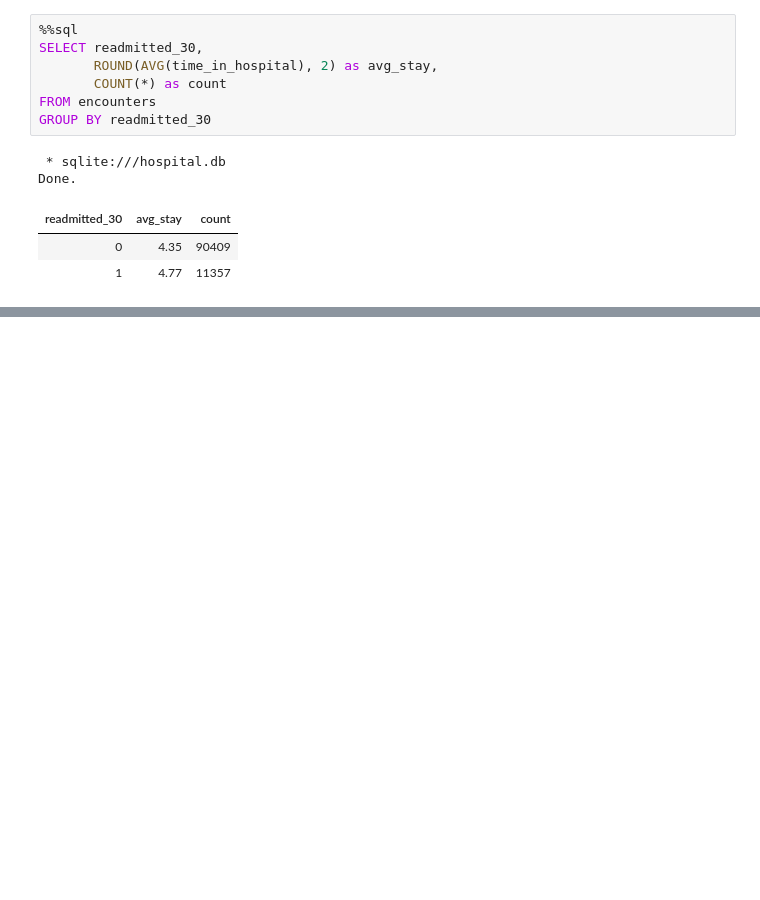
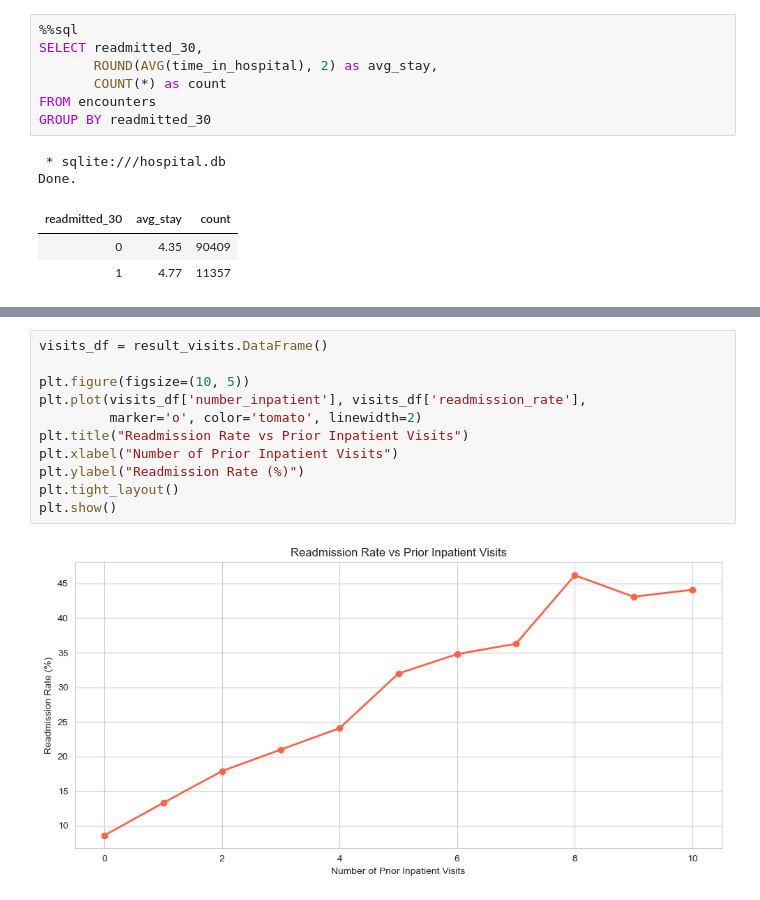
Before and after one commit to ZAKXIES2006/Readmission-Risk-Predictor, a Jupyter notebook: Hospital_Readmission_Predictor.ipynb, the cells around one changed output, grey strips where cells are left out. Drawn from its saved outputs; the diff is of its cells as text; blank space fills up the shorter version.

```diff
--- a/Hospital_Readmission_Predictor.ipynb
+++ b/Hospital_Readmission_Predictor.ipynb
@@ -216,0 +285,13 @@ Done.
+# %%
+visits_df = result_visits.DataFrame()
+
+plt.figure(figsize=(10, 5))
+plt.plot(visits_df['number_inpatient'], visits_df['readmission_rate'],
+         marker='o', color='tomato', linewidth=2)
+plt.title("Readmission Rate vs Prior Inpatient Visits")
+plt.xlabel("Number of Prior Inpatient Visits")
+plt.ylabel("Readmission Rate (%)")
+plt.tight_layout()
+plt.show()
+# %% [output]
+[figure, added]
```
Also changed, not shown: parts of 31 cells of this notebook, 1 other file.
